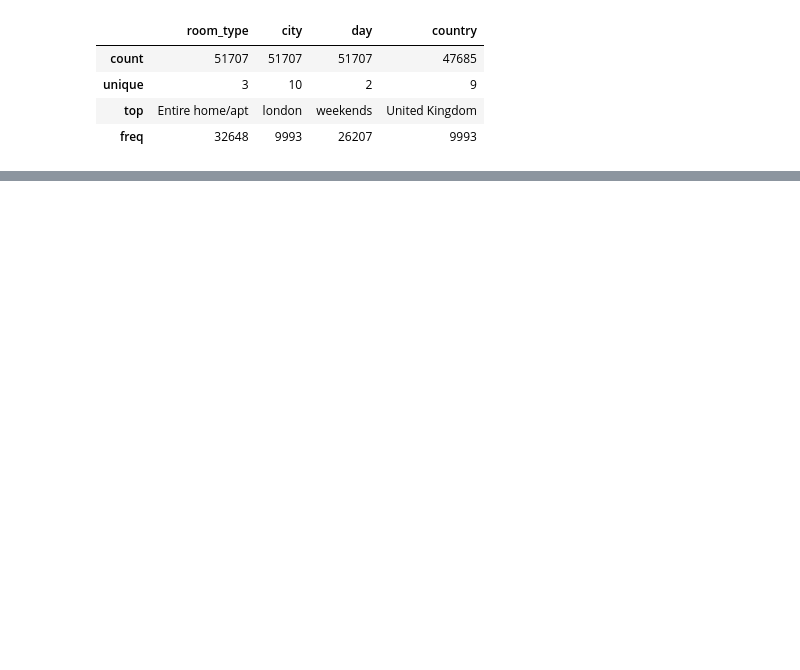
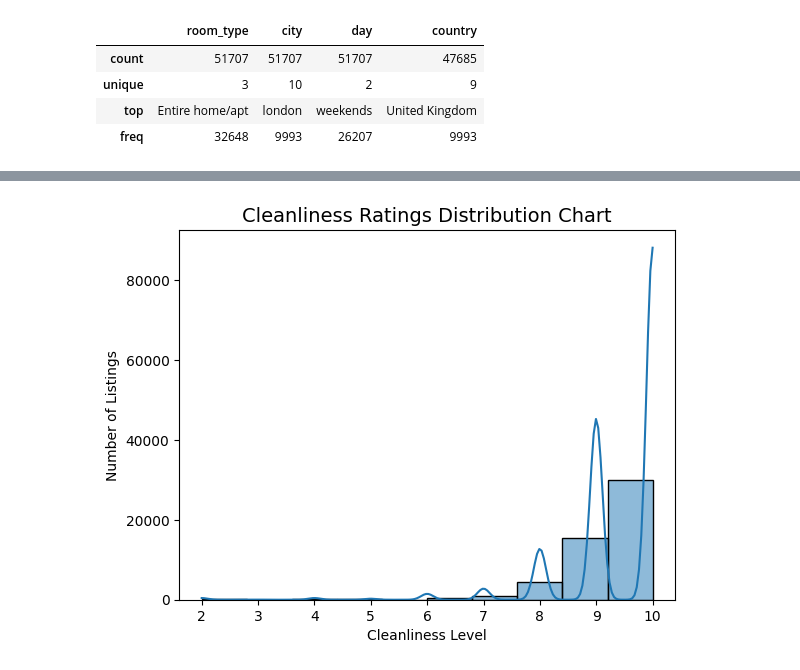
Before and after one commit to Tusar-A/ASDA_Group_2_week_4, a Jupyter notebook: notebooks/airbnb_notebook_tusar.ipynb, the cells around one changed output, grey strips where cells are left out. Saved outputs shown, nothing was run; the diff lists cells and outputs as text; code cells hidden in the pictures; blank space fills up the shorter version.

```diff
--- a/notebooks/airbnb_notebook_tusar.ipynb
+++ b/notebooks/airbnb_notebook_tusar.ipynb
@@ -176,0 +256,12 @@ final_df.describe(include = 'object')
+# %%
+# Are ratings typically high across listings, or is there a wide variation?
+# b.Examine the distribution of cleanliness_rating.
+
+sns.histplot(final_df['cleanliness_rating'], bins=10, kde=True)
+
+plt.title("Cleanliness Ratings Distribution Chart", fontsize=14)
+plt.xlabel("Cleanliness Level")
+plt.ylabel("Number of Listings")
+plt.show()
+# %% [output]
+[figure, added]
```
Also changed, not shown: parts of 11 cells of this notebook.
